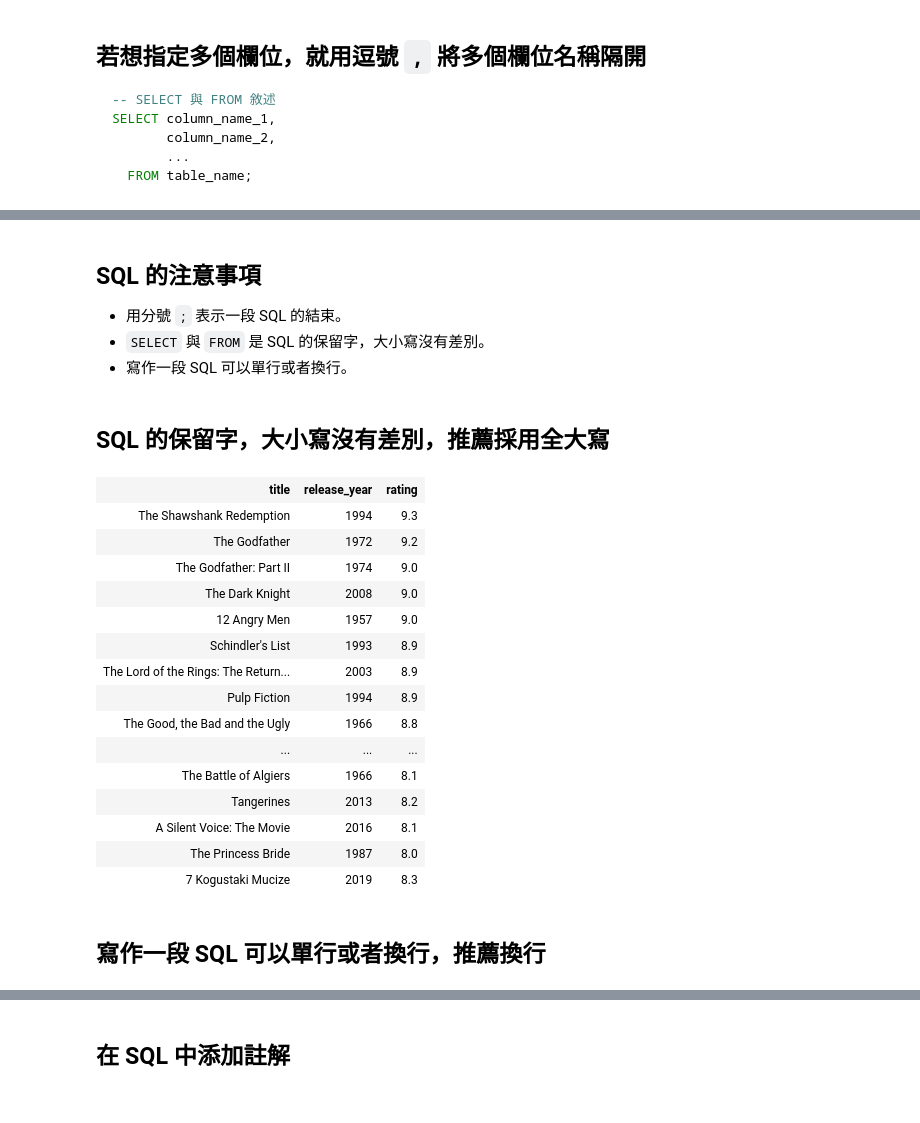
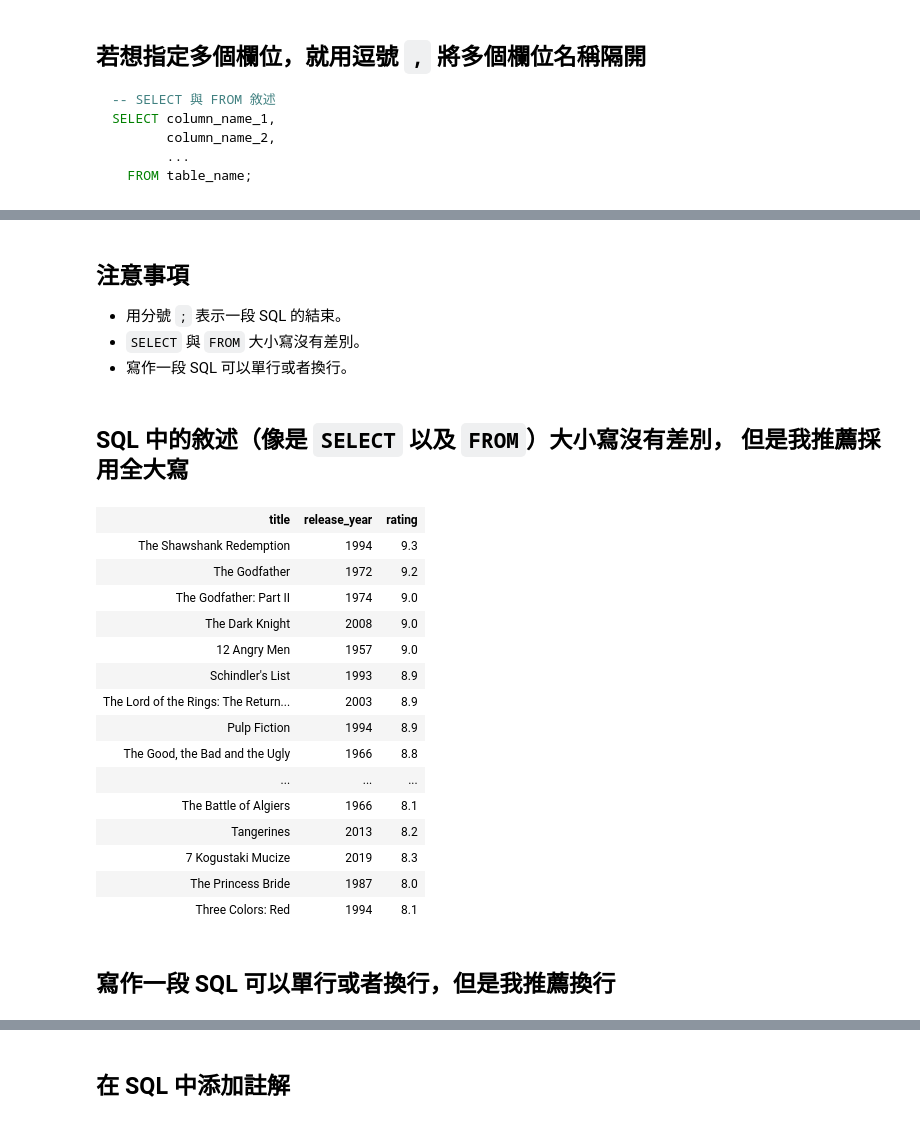
Before and after one commit to datainpoint/classroom-hahow-sqlfifty, a Jupyter notebook: 02-select-from/slides.ipynb, the cells around one changed output, grey strips where cells are left out. Drawn from its saved outputs; the diff is of its cells as text; code cells hidden in the pictures.

```diff
--- a/02-select-from/slides.ipynb
+++ b/02-select-from/slides.ipynb
@@ -108,33 +110,34 @@ SELECT title,         -- 用逗號將欄位名稱隔開
 # %% [markdown]
-## SQL 的注意事項
+## 注意事項
 
 - 用分號 `;` 表示一段 SQL 的結束。
-- `SELECT` 與 `FROM` 是 SQL 的保留字，大小寫沒有差別。
+- `SELECT` 與 `FROM` 大小寫沒有差別。
 - 寫作一段 SQL 可以單行或者換行。
 # %% [markdown]
-## SQL 的保留字，大小寫沒有差別，推薦採用全大寫
+## SQL 中的敘述（像是 `SELECT` 以及 `FROM`）大小寫沒有差別， 但是我推薦採用全大寫
 # %%
+-- 敘述大小寫沒有差別
 select title,
        release_year,
        rating
   From top_rated_movies;
 # %% [output]
 | title | release_year | rating |
 | The Shawshank Redemption | 1994 | 9.3 |
 | The Godfather | 1972 | 9.2 |
 | The Godfather: Part II | 1974 | 9.0 |
 | The Dark Knight | 2008 | 9.0 |
 | 12 Angry Men | 1957 | 9.0 |
 | Schindler's List | 1993 | 8.9 |
 | The Lord of the Rings: The Return... | 2003 | 8.9 |
 | Pulp Fiction | 1994 | 8.9 |
 | The Good, the Bad and the Ugly | 1966 | 8.8 |
 | ... | ... | ... |
 | The Battle of Algiers | 1966 | 8.1 |
 | Tangerines | 2013 | 8.2 |
-| A Silent Voice: The Movie | 2016 | 8.1 |
+| 7 Kogustaki Mucize | 2019 | 8.3 |
 | The Princess Bride | 1987 | 8.0 |
-| 7 Kogustaki Mucize | 2019 | 8.3 |
+| Three Colors: Red | 1994 | 8.1 |
 # %% [markdown]
-## 寫作一段 SQL 可以單行或者換行，推薦換行
+## 寫作一段 SQL 可以單行或者換行，但是我推薦換行
 # %%
```
Also changed, not shown: parts of 19 cells of this notebook, 8 other files.
